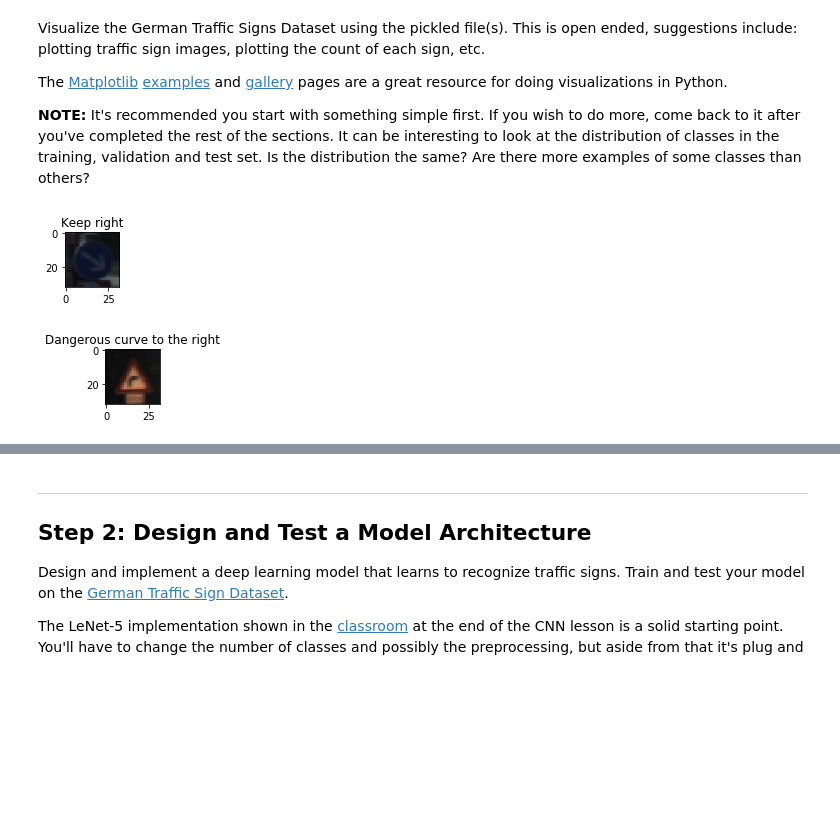
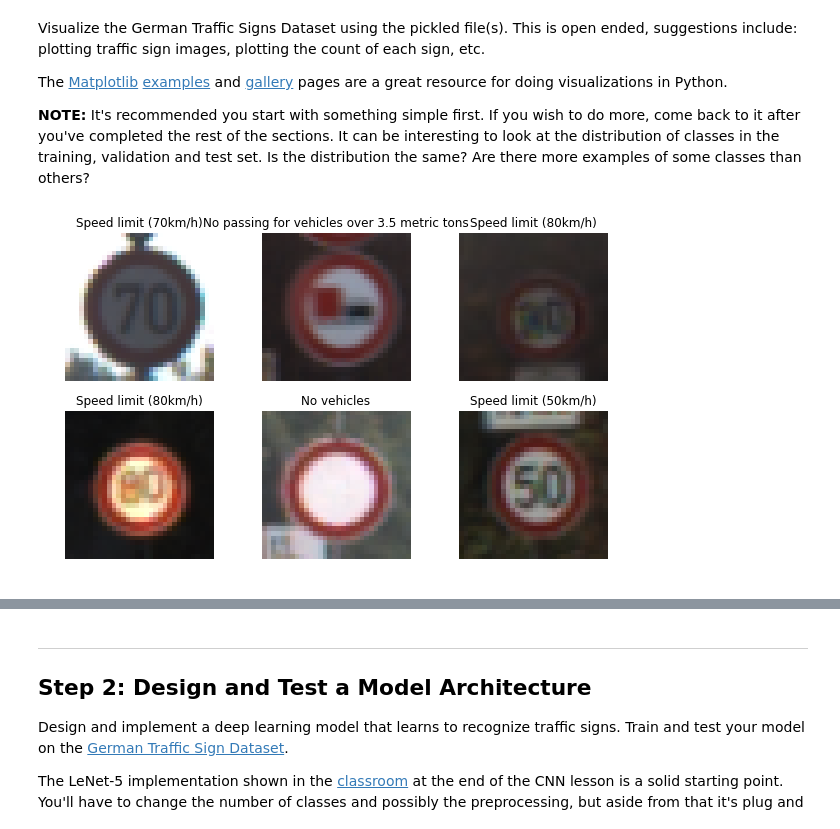
Before and after one commit to govinsprabhu/Traffic_signs_detector, a Jupyter notebook: Traffic_Sign_Classifier.ipynb, the cells around one changed output, grey strips where cells are left out. Cells and saved outputs as stored; diff of their text form; code cells hidden in the pictures; blank space fills up the shorter version.

```diff
--- a/Traffic_Sign_Classifier.ipynb
+++ b/Traffic_Sign_Classifier.ipynb
@@ -100,20 +102,15 @@ import random
 # %%
 import pandas as pd
 index = random.randint(0, len(X_train))
 
 df = pd.read_csv('signnames.csv')
-image = X_train[index].squeeze()
-plt.figure(figsize=(2,1))
-plt.imshow(image)
-plt.title(df.values[y_train[index],1])
-plt.show()
-
-index = random.randint(0, len(X_train))
-image = X_train[index].squeeze()
-plt.figure(figsize=(1,1))
-plt.imshow(image)
-plt.title(df.values[y_train[index],1])
-plt.show()
+fig, axe = plt.subplots(2, 3, figsize= (10, 6))
+axi = axe.ravel()
+for i in range(6):
+    index = random.randint(0, len(X_train))
+    image = X_train[index]
+    axi[i].axis('off')
+    axi[i].imshow(image)
+    axi[i].set_title(df.values[y_train[index],1])
 # %% [output]
-[figure, old version]
+[figure, new version]
-[figure, removed]
```
Also changed, not shown: parts of 5 cells of this notebook, 1 other file.
